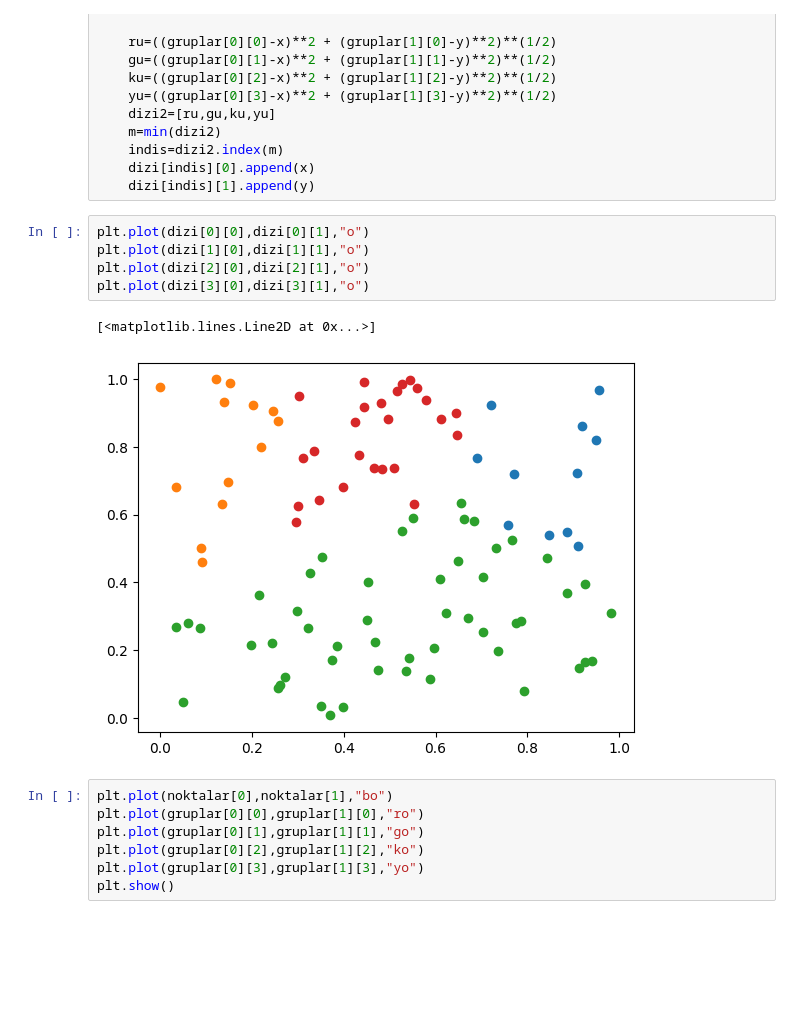
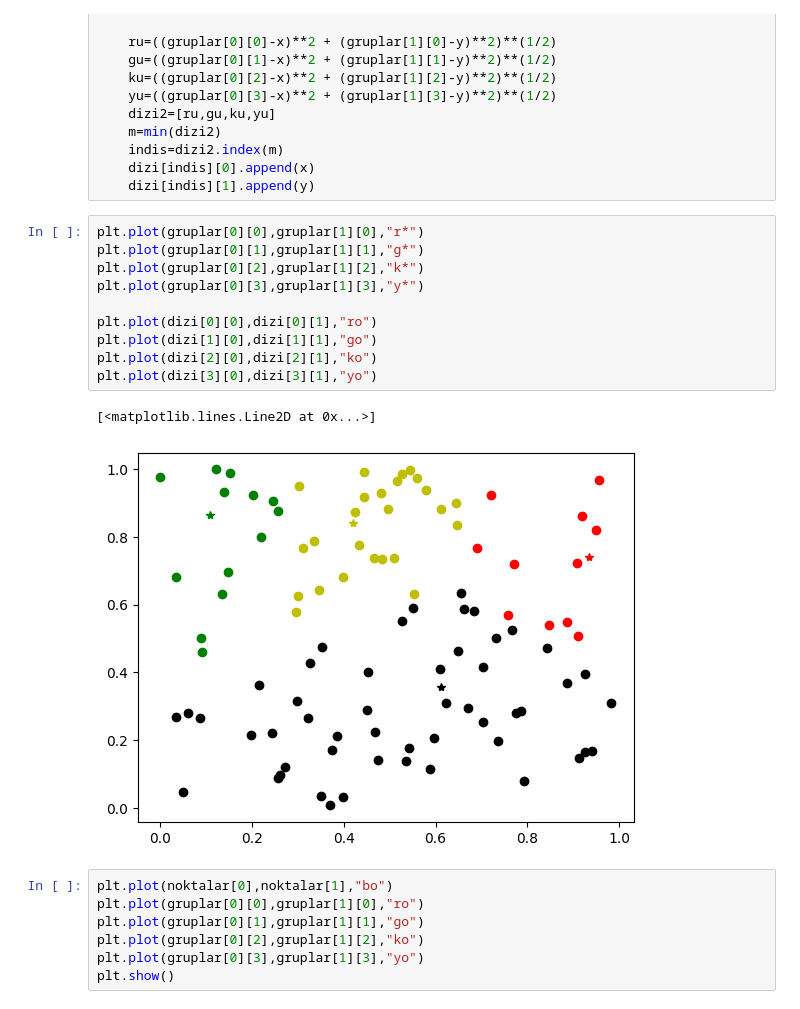
Before and after one commit to OmerFaruk-Celik/YapayZeka, a Jupyter notebook: K-Means.ipynb, the cells around one changed output. Saved outputs shown, nothing was run; the diff lists cells and outputs as text; blank space fills up the shorter version.

```diff
--- a/K-Means.ipynb
+++ b/K-Means.ipynb
@@ -37,13 +37,18 @@ for i in range(len(noktalar[0])):
     dizi[indis][0].append(x)
     dizi[indis][1].append(y)
 # %%
-plt.plot(dizi[0][0],dizi[0][1],"o")
-plt.plot(dizi[1][0],dizi[1][1],"o")
-plt.plot(dizi[2][0],dizi[2][1],"o")
-plt.plot(dizi[3][0],dizi[3][1],"o")
+plt.plot(gruplar[0][0],gruplar[1][0],"r*")
+plt.plot(gruplar[0][1],gruplar[1][1],"g*")
+plt.plot(gruplar[0][2],gruplar[1][2],"k*")
+plt.plot(gruplar[0][3],gruplar[1][3],"y*")
+
+plt.plot(dizi[0][0],dizi[0][1],"ro")
+plt.plot(dizi[1][0],dizi[1][1],"go")
+plt.plot(dizi[2][0],dizi[2][1],"ko")
+plt.plot(dizi[3][0],dizi[3][1],"yo")
 # %% [output]
 [<matplotlib.lines.Line2D at 0x...>]
-[figure, old version]
+[figure, new version]
 # %%
 plt.plot(noktalar[0],noktalar[1],"bo")
 plt.plot(gruplar[0][0],gruplar[1][0],"ro")
```
